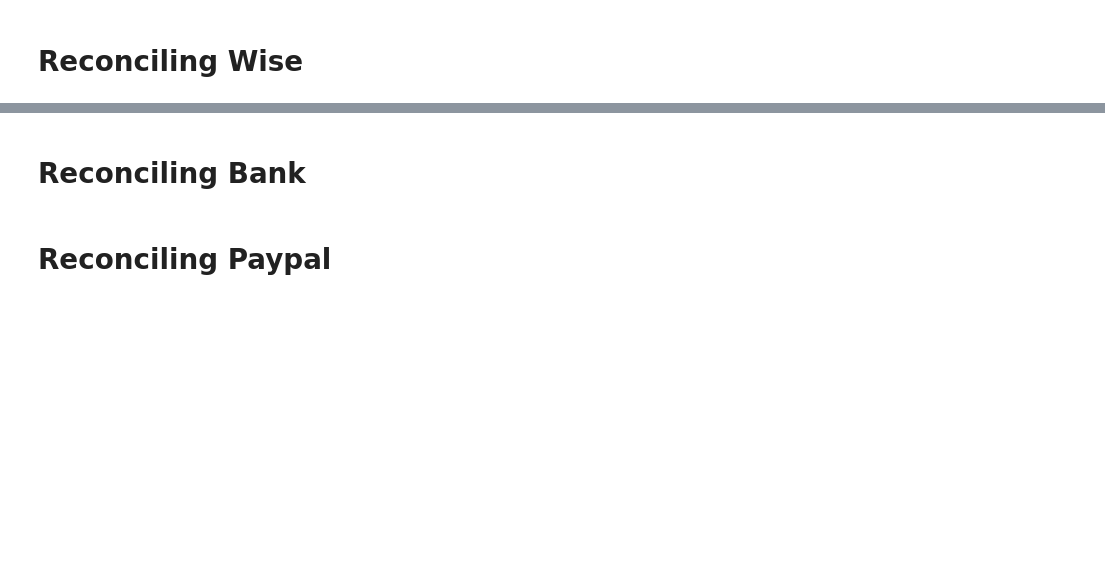
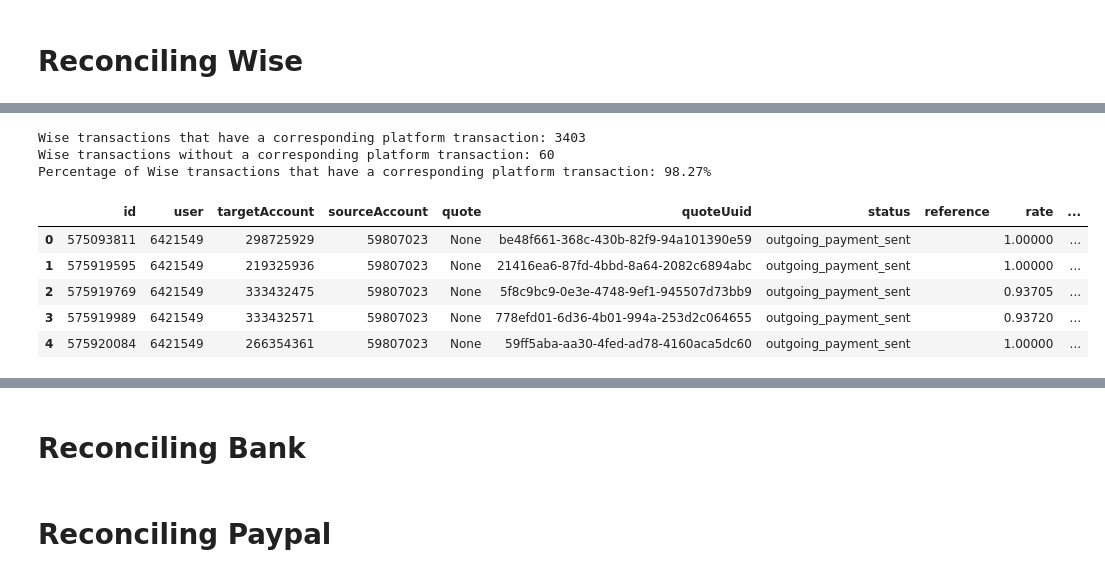
Before and after one commit to opencollective/accounting-export, a Jupyter notebook: oc_prepare_export.ipynb, the cells around one changed output, grey strips where cells are left out. Drawn from its saved outputs; the diff is of its cells as text; code cells hidden in the pictures; blank space fills up the shorter version.

```diff
--- a/oc_prepare_export.ipynb
+++ b/oc_prepare_export.ipynb
@@ -635,0 +724,24 @@ df_platform.head()
+# %%
+merged_df = pd.merge(df_wise_reconciliation, df_platform_wise[['merchantId', 'id']].dropna(subset=['merchantId']).astype({'merchantId': 'int64'}), left_on='id', right_on='merchantId', how='left', suffixes=('', '_platform_transaction'))
+
+# Drop the extra 'merchantId' column from the merge
+# merged_df.drop(columns='merchantId', inplace=True)
+
+# Assign the resulting dataframe back to df_stripe
+df_wise_reconciliation = merged_df
+
+print(f"Wise transactions that have a corresponding platform transaction: {len(df_wise_reconciliation[df_wise_reconciliation['id_platform_transaction'].notnull()])}")
+print(f"Wise transactions without a corresponding platform transaction: {len(df_wise_reconciliation[df_wise_reconciliation['id_platform_transaction'].isnull()])}")
+print(f"Percentage of Wise transactions that have a corresponding platform transaction: {round(len(df_wise_reconciliation[df_wise_reconciliation['id_platform_transaction'].notnull()])/len(df_wise_reconciliation)*100, 2)}%")
+
+df_wise_reconciliation.head()
+# %% [output]
+Wise transactions that have a corresponding platform transaction: 3403
+Wise transactions without a corresponding platform transaction: 60
+Percentage of Wise transactions that have a corresponding platform transaction: 98.27%
+|  | id | user | targetAccount | sourceAccount | quote | quoteUuid | status | reference | rate | ... |
+| 0 | 575093811 | 6421549 | 298725929 | 59807023 | None | be48f661-368c-430b-82f9-94a101390e59 | outgoing_payment_sent |  | 1.00000 | ... |
+| 1 | 575919595 | 6421549 | 219325936 | 59807023 | None | 21416ea6-87fd-4bbd-8a64-2082c6894abc | outgoing_payment_sent |  | 1.00000 | ... |
+| 2 | 575919769 | 6421549 | 333432475 | 59807023 | None | 5f8c9bc9-0e3e-4748-9ef1-945507d73bb9 | outgoing_payment_sent |  | 0.93705 | ... |
+| 3 | 575919989 | 6421549 | 333432571 | 59807023 | None | 778efd01-6d36-4b01-994a-253d2c064655 | outgoing_payment_sent |  | 0.93720 | ... |
+| 4 | 575920084 | 6421549 | 266354361 | 59807023 | None | 59ff5aba-aa30-4fed-ad78-4160aca5dc60 | outgoing_payment_sent |  | 1.00000 | ... |
```
Also changed, not shown: parts of 10 cells of this notebook.
